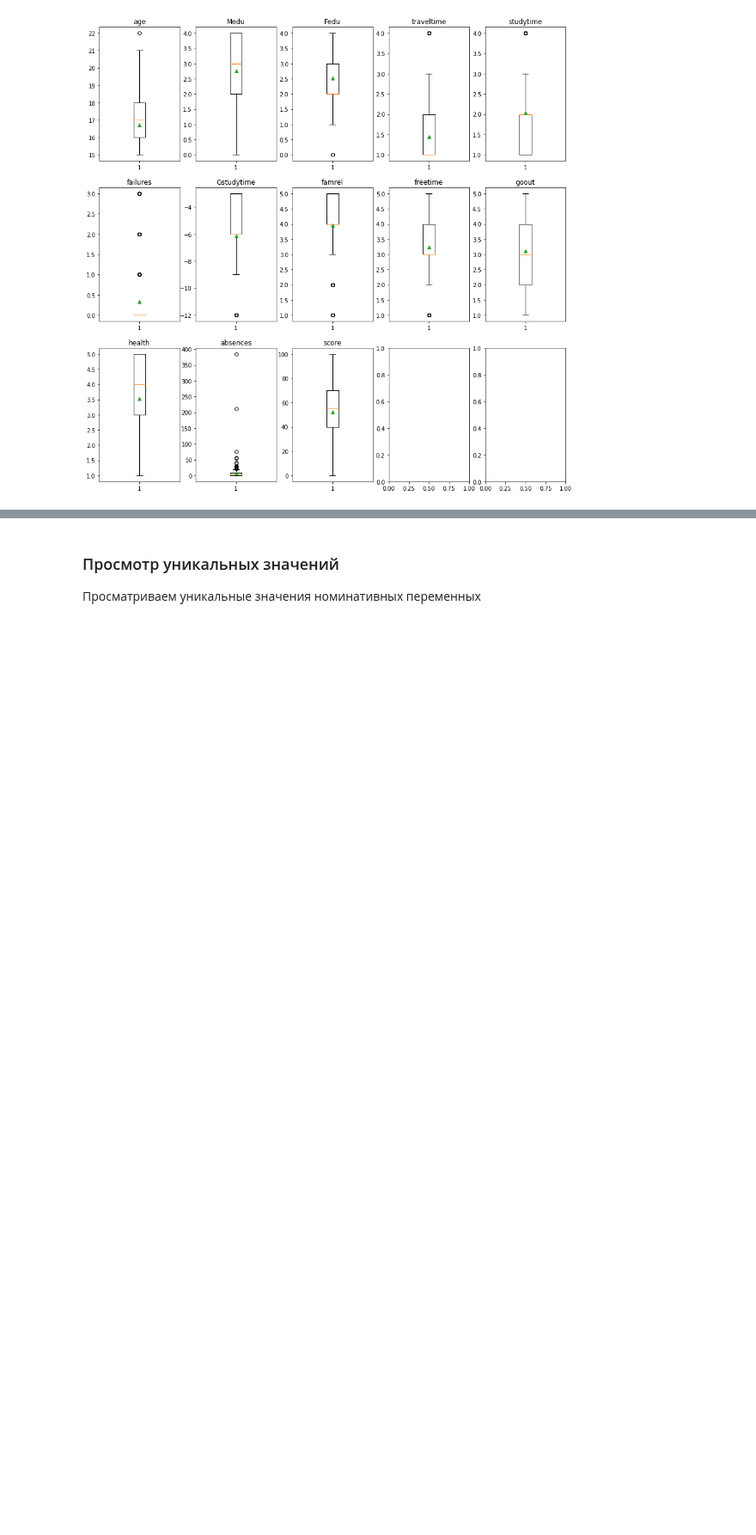
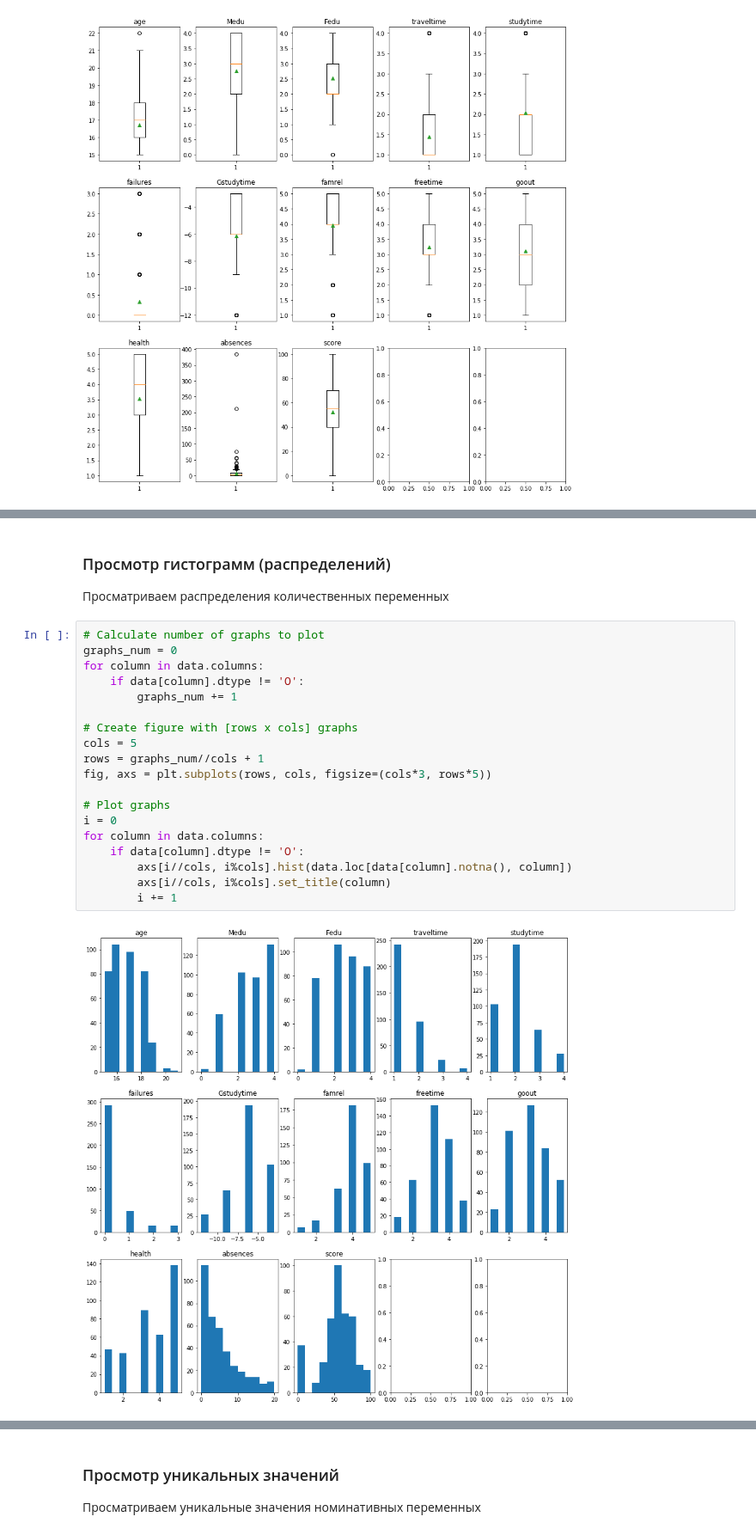
Before and after one commit to ivan-kud/ml-projects, a Jupyter notebook: RDS2 - Exploratory data analysis/RDS2 - Exploratory data analysis.ipynb, the cells around one changed output, grey strips where cells are left out. Shown at 86% size. Saved outputs shown, nothing was run; the diff lists cells and outputs as text; blank space fills up the shorter version.

```diff
--- a/RDS2 - Exploratory data analysis/RDS2 - Exploratory data analysis.ipynb
+++ b/RDS2 - Exploratory data analysis/RDS2 - Exploratory data analysis.ipynb
@@ -176 +175,25 @@ for column in data.columns:
 17  cells have been replaced with NaN in column 'absences'
+# %% [markdown]
+### Просмотр гистограмм (распределений)
+Просматриваем распределения количественных переменных
+# %%
+# Calculate number of graphs to plot
+graphs_num = 0
+for column in data.columns:
+    if data[column].dtype != 'O':
+        graphs_num += 1
+
+# Create figure with [rows x cols] graphs
+cols = 5
+rows = graphs_num//cols + 1
+fig, axs = plt.subplots(rows, cols, figsize=(cols*3, rows*5))
+
+# Plot graphs
+i = 0
+for column in data.columns:
+    if data[column].dtype != 'O':
+        axs[i//cols, i%cols].hist(data.loc[data[column].notna(), column])
+        axs[i//cols, i%cols].set_title(column)
+        i += 1
+# %% [output]
+[figure, added]
```
Also changed, not shown: parts of 19 cells of this notebook.
